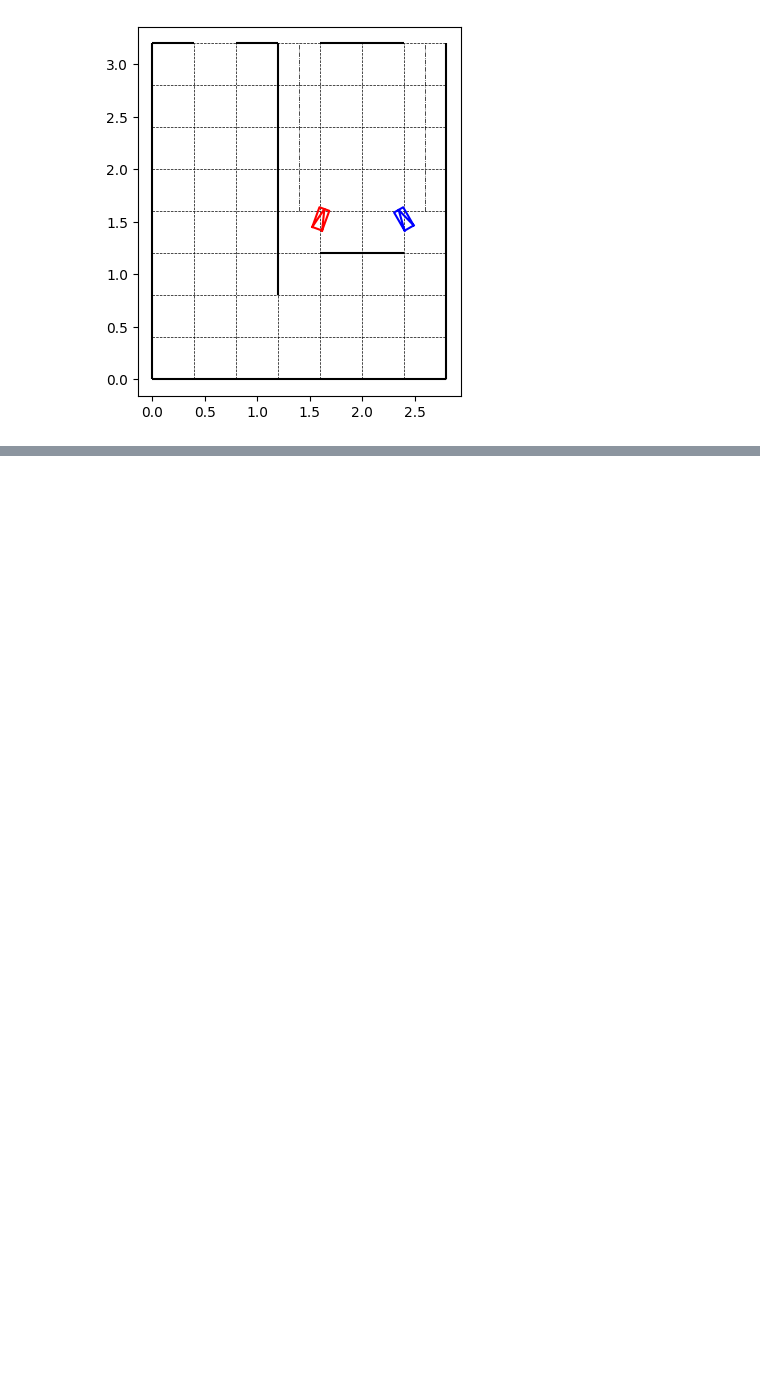
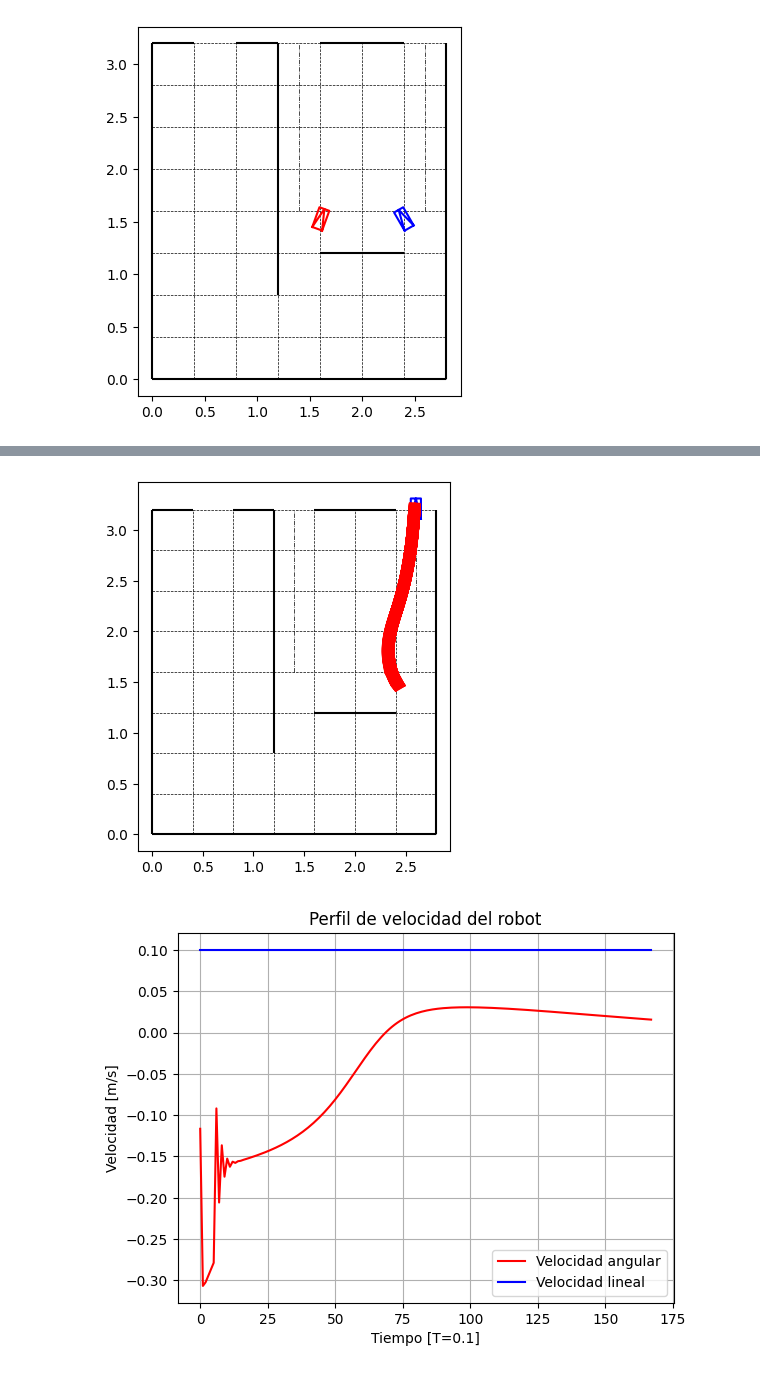
Before and after one commit to 841723/robotica, a Jupyter notebook: ej4.ipynb, the cells around one changed output, grey strips where cells are left out. Cells and saved outputs as stored; diff of their text form; code cells hidden in the pictures; blank space fills up the shorter version.

```diff
--- a/ej4.ipynb
+++ b/ej4.ipynb
@@ -156,0 +157,8 @@ plot_historial()
+# %%
+seguimiento_pared(robot=np.array([c2m(6),c2m(3.8), np.deg2rad(120)]), objetivo=np.array([c2m(6.5),c2m(8), np.deg2rad(90)]), pared='derecha', sitio_pared=c2m(7), k1=0.5, k2=-35)
+plot_historial()
+seguimiento_pared(k1=-0.5, k2=35)
+plot_historial()
+# %% [output]
+[figure, added]
+[figure, added]
```
Also changed, not shown: parts of 5 cells of this notebook, 7 other files.
